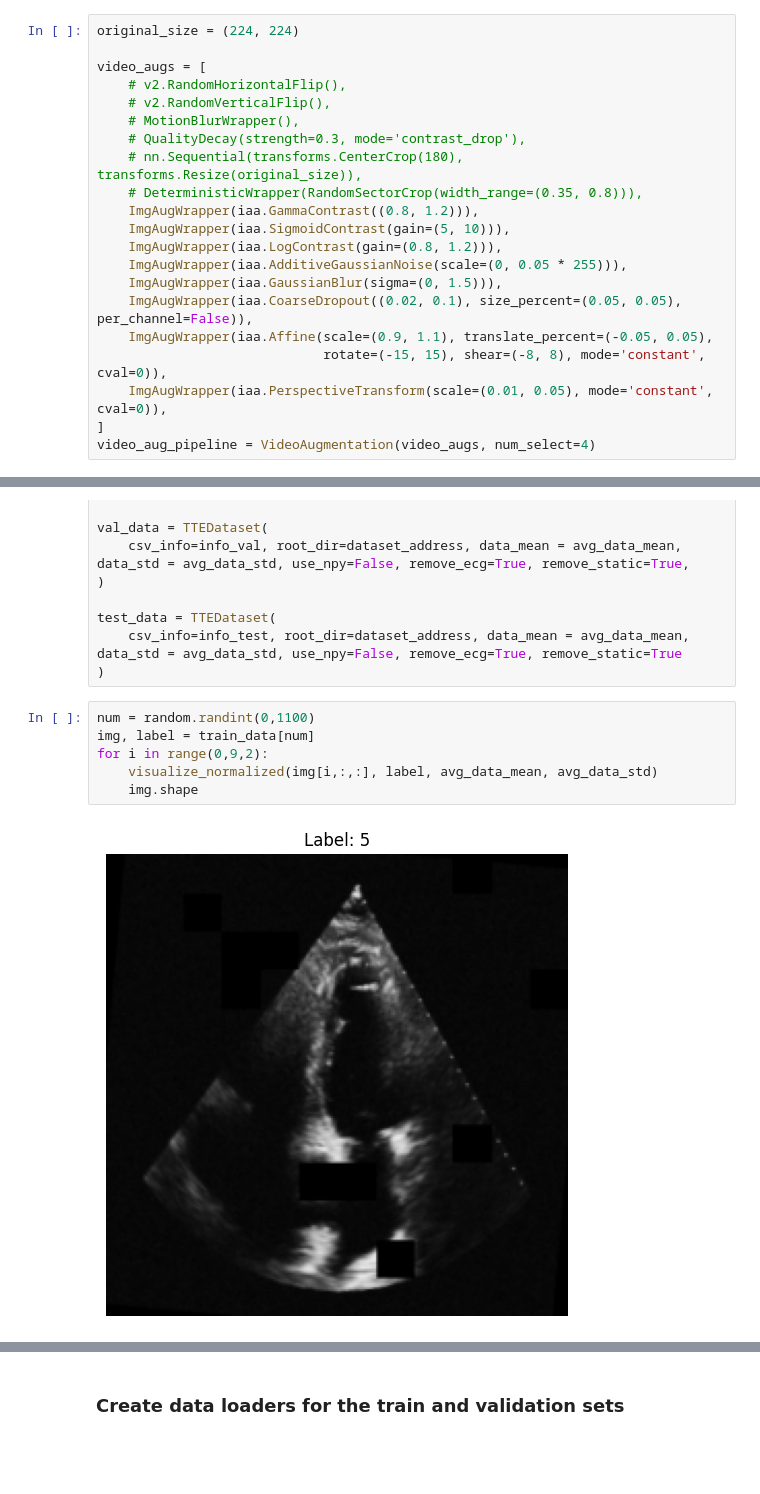
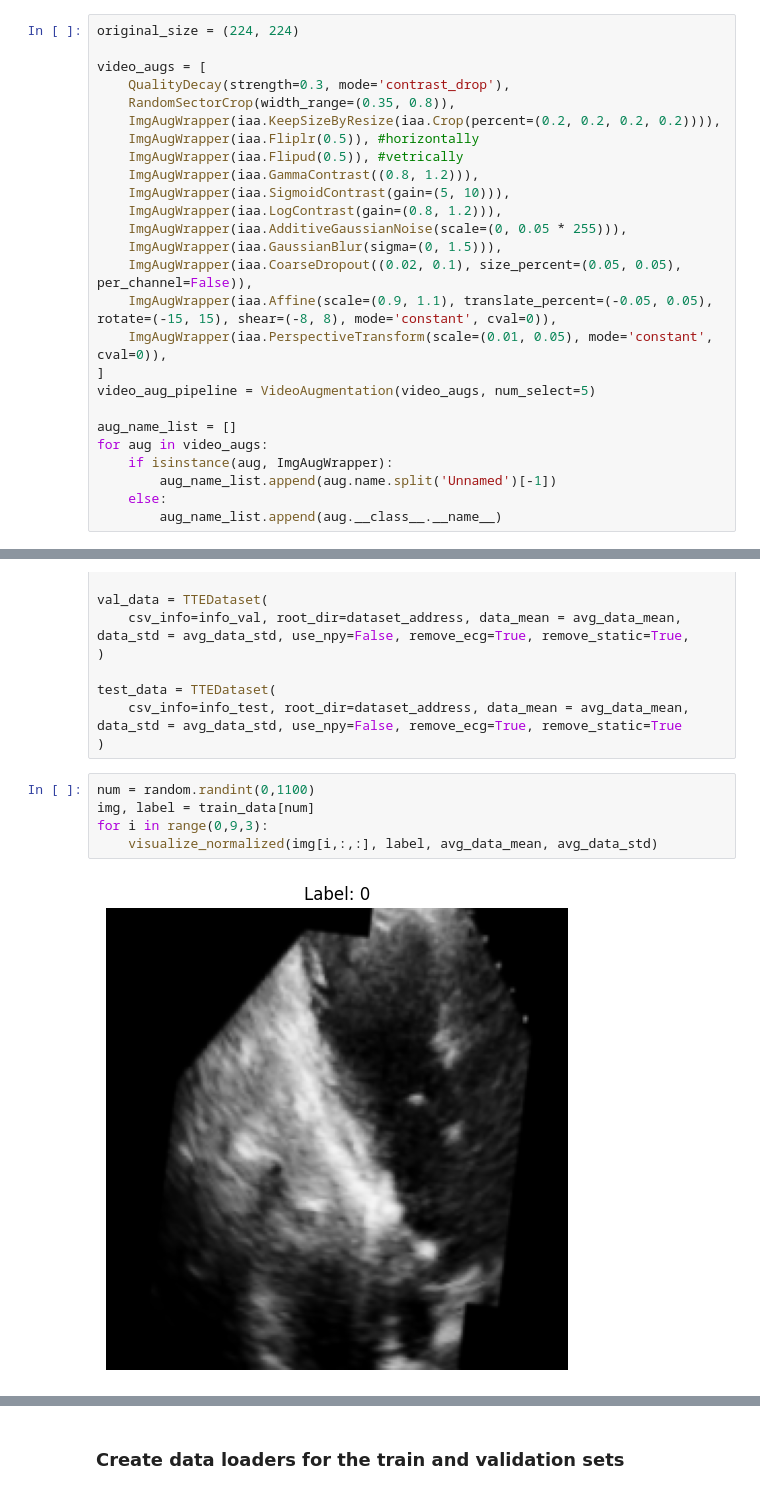
Before and after one commit to shokoofa-ghods/TTE_view_classification_pipeline, a Jupyter notebook: notebooks/models/VideoPipeline.ipynb, the cells around one changed output, grey strips where cells are left out. Drawn from its saved outputs; the diff is of its cells as text; blank space fills up the shorter version.

```diff
--- a/notebooks/models/VideoPipeline.ipynb
+++ b/notebooks/models/VideoPipeline.ipynb
@@ -230,23 +236,28 @@ class VideoAugmentation(nn.Module):
 original_size = (224, 224)
 
 video_augs = [
-    # v2.RandomHorizontalFlip(),
-    # v2.RandomVerticalFlip(),
-    # MotionBlurWrapper(),
-    # QualityDecay(strength=0.3, mode='contrast_drop'),
-    # nn.Sequential(transforms.CenterCrop(180), transforms.Resize(original_size)),
-    # DeterministicWrapper(RandomSectorCrop(width_range=(0.35, 0.8))),
+    QualityDecay(strength=0.3, mode='contrast_drop'),
+    RandomSectorCrop(width_range=(0.35, 0.8)),
+    ImgAugWrapper(iaa.KeepSizeByResize(iaa.Crop(percent=(0.2, 0.2, 0.2, 0.2)))),
+    ImgAugWrapper(iaa.Fliplr(0.5)), #horizontally
+    ImgAugWrapper(iaa.Flipud(0.5)), #vetrically
     ImgAugWrapper(iaa.GammaContrast((0.8, 1.2))),
     ImgAugWrapper(iaa.SigmoidContrast(gain=(5, 10))),
     ImgAugWrapper(iaa.LogContrast(gain=(0.8, 1.2))),
     ImgAugWrapper(iaa.AdditiveGaussianNoise(scale=(0, 0.05 * 255))),
     ImgAugWrapper(iaa.GaussianBlur(sigma=(0, 1.5))),
     ImgAugWrapper(iaa.CoarseDropout((0.02, 0.1), size_percent=(0.05, 0.05), per_channel=False)),
-    ImgAugWrapper(iaa.Affine(scale=(0.9, 1.1), translate_percent=(-0.05, 0.05),
-                             rotate=(-15, 15), shear=(-8, 8), mode='constant', cval=0)),
+    ImgAugWrapper(iaa.Affine(scale=(0.9, 1.1), translate_percent=(-0.05, 0.05), rotate=(-15, 15), shear=(-8, 8), mode='constant', cval=0)),
     ImgAugWrapper(iaa.PerspectiveTransform(scale=(0.01, 0.05), mode='constant', cval=0)),
 ]
-video_aug_pipeline = VideoAugmentation(video_augs, num_select=4)
+video_aug_pipeline = VideoAugmentation(video_augs, num_select=5)
+
+aug_name_list = []
+for aug in video_augs:
+    if isinstance(aug, ImgAugWrapper):
+        aug_name_list.append(aug.name.split('Unnamed')[-1])
+    else:
+        aug_name_list.append(aug.__class__.__name__)
 # %% [markdown]
 ### Map images to their labels
 # %%
@@ -371,8 +382,7 @@ test_data = TTEDataset(
 # %%
 num = random.randint(0,1100)
 img, label = train_data[num]
-for i in range(0,9,2):
+for i in range(0,9,3):
     visualize_normalized(img[i,:,:], label, avg_data_mean, avg_data_std)
-    img.shape
 # %% [output]
-[figure, old version]
+[figure, new version]
```
Also changed, not shown: parts of 4 cells of this notebook.
